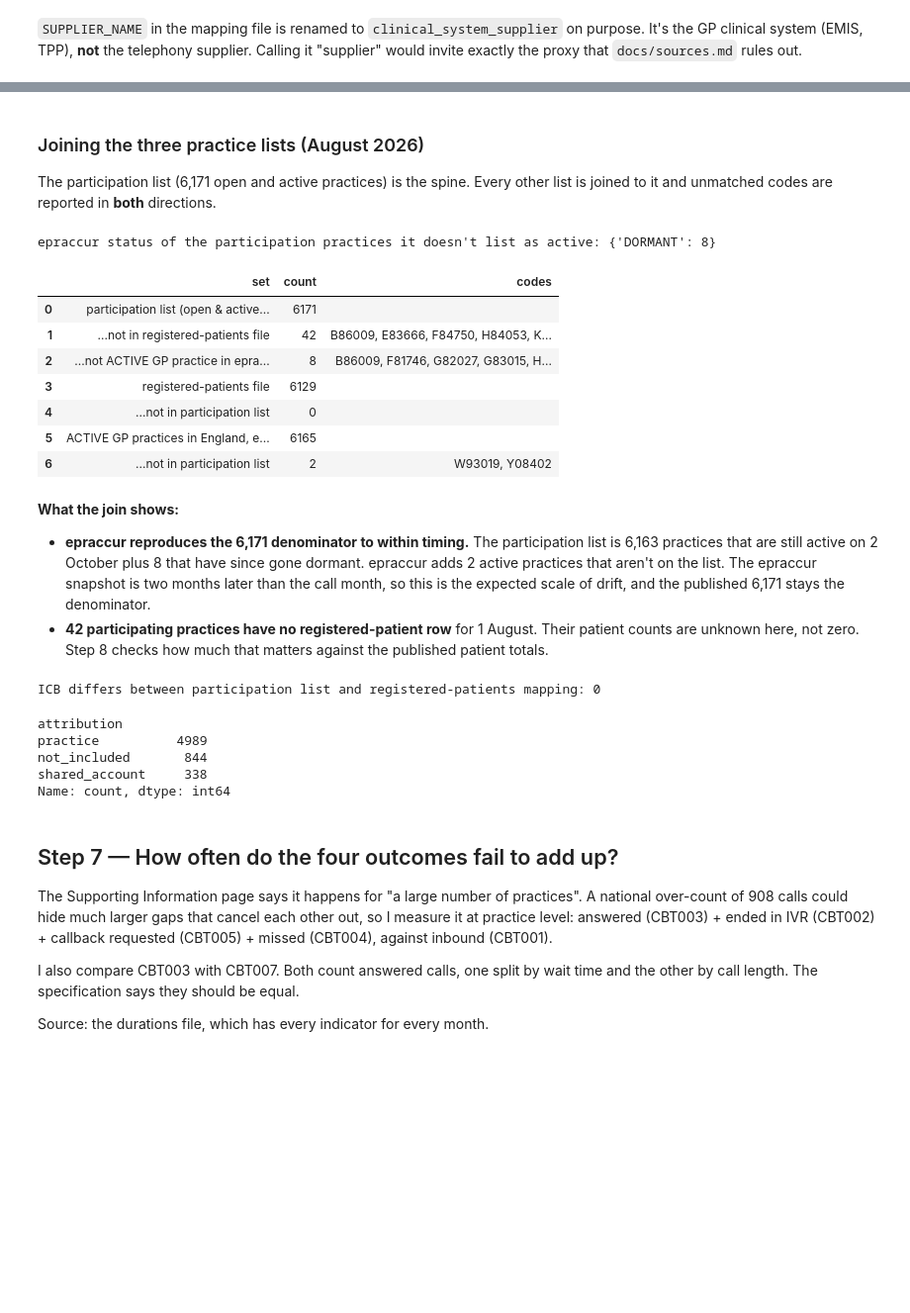
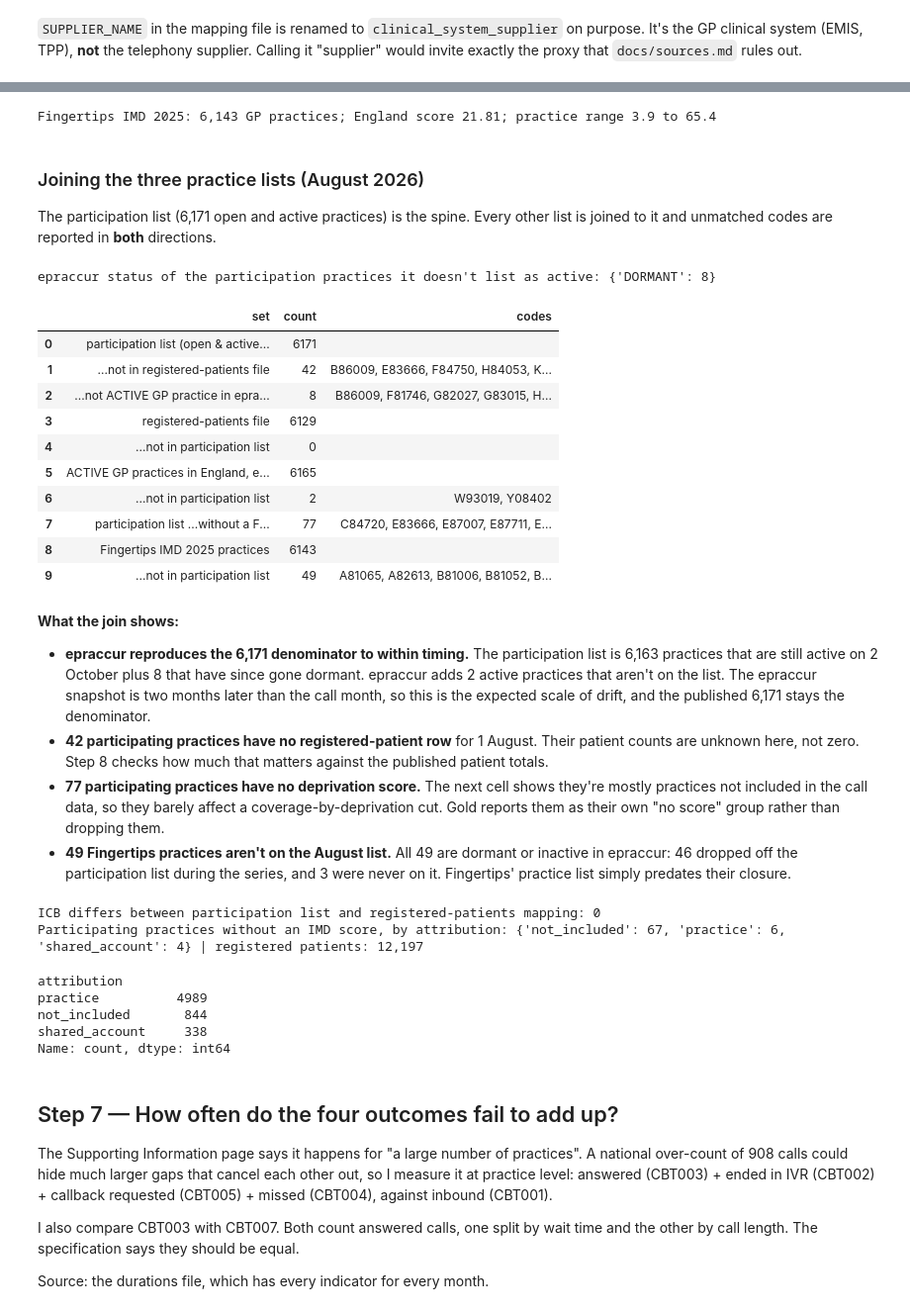
Before and after one commit to YusufIsmailayo/nhs-gp-cloud-telephony-pipeline, a Jupyter notebook: notebooks/02_silver.ipynb, the cells around one changed output, grey strips where cells are left out. Shown at 99% size. Cells and saved outputs as stored; diff of their text form; code cells hidden in the pictures; blank space fills up the shorter version.

```diff
--- a/notebooks/02_silver.ipynb
+++ b/notebooks/02_silver.ipynb
@@ -514,3 +531,17 @@ It's the GP clinical system (EMIS, TPP), **not** the telephony supplier. Calling
+# %%
+fp = pd.read_parquet(next((BRONZE_DIR / "fingertips").glob("imd2025_gp_*/indicator_94240_gp.parquet")))
+assert fp["Indicator ID"].eq("94240").all() and fp["Time period"].eq("2025").all()
+england_score = float(fp.loc[fp["Area Type"].eq("England"), "Value"].iloc[0])
+imd = (fp[fp["Area Type"].eq("GPs")][["Area Code", "Area Name", "Value"]]
+       .rename(columns={"Area Code": "practice_code", "Area Name": "fingertips_name", "Value": "imd2025_score"}))
+imd["imd2025_score"] = pd.to_numeric(imd.imd2025_score, errors="raise")
+assert imd.practice_code.is_unique
+imd["snapshot_date"] = pd.Timestamp(fp["_snapshot"].iloc[0])
+imd.to_parquet(SILVER_DIR / "practice_imd2025.parquet", index=False)
+print(f"Fingertips IMD 2025: {len(imd):,} GP practices; England score {england_score:.2f}; "
+      f"practice range {imd.imd2025_score.min():.1f} to {imd.imd2025_score.max():.1f}")
+# %% [output]
+Fingertips IMD 2025: 6,143 GP practices; England score 21.81; practice range 3.9 to 65.4
 # %% [markdown]
 ### Joining the three practice lists (August 2026)
 
@@ -519,31 +550,38 @@ is joined to it and unmatched codes are reported in **both** directions.
 # %%
 aug = participation[participation.month == ANALYSIS_MONTH]
 P = set(aug.practice_code)
 R = set(registered.practice_code)
+D = set(imd.practice_code)
 G_active = set(gp.loc[gp.status.eq("ACTIVE") & gp.nhser_code.str.startswith("Y"), "practice_code"])
 
 join_report = pd.DataFrame([
     ("participation list (open & active, Aug 2026)", len(P), ""),
     ("  ...not in registered-patients file", len(P - R), ", ".join(sorted(P - R)[:6]) + (" ..." if len(P - R) > 6 else "")),
     ("  ...not ACTIVE GP practice in epraccur (2 Oct)", len(P - G_active), ", ".join(sorted(P - G_active))),
     ("registered-patients file", len(R), ""),
     ("  ...not in participation list", len(R - P), ", ".join(sorted(R - P))),
     ("ACTIVE GP practices in England, epraccur (2 Oct)", len(G_active), ""),
     ("  ...not in participation list", len(G_active - P), ", ".join(sorted(G_active - P))),
+    ("participation list ...without a Fingertips IMD 2025 score", len(P - D), ", ".join(sorted(P - D)[:6]) + (" ..." if len(P - D) > 6 else "")),
+    ("Fingertips IMD 2025 practices", len(D), ""),
+    ("  ...not in participation list", len(D - P), ", ".join(sorted(D - P)[:6]) + (" ..." if len(D - P) > 6 else "")),
 ], columns=["set", "count", "codes"])
 print("epraccur status of the participation practices it doesn't list as active:",
       gp[gp.practice_code.isin(P - G_active)].status.value_counts().to_dict())
 join_report
 # %% [output]
 epraccur status of the participation practices it doesn't list as active: {'DORMANT': 8}
 |  | set | count | codes |
 | 0 | participation list (open & active... | 6171 |  |
 | 1 | ...not in registered-patients file | 42 | B86009, E83666, F84750, H84053, K... |
 | 2 | ...not ACTIVE GP practice in epra... | 8 | B86009, F81746, G82027, G83015, H... |
 | 3 | registered-patients file | 6129 |  |
 | 4 | ...not in participation list | 0 |  |
 | 5 | ACTIVE GP practices in England, e... | 6165 |  |
 | 6 | ...not in participation list | 2 | W93019, Y08402 |
+| 7 | participation list ...without a F... | 77 | C84720, E83666, E87007, E87711, E... |
+| 8 | Fingertips IMD 2025 practices | 6143 |  |
+| 9 | ...not in participation list | 49 | A81065, A82613, B81006, B81052, B... |
 # %% [markdown]
 **What the join shows:**
 
@@ -555,6 +593,13 @@ epraccur status of the participation practices it doesn't list as active: {'DORM
 - **42 participating practices have no registered-patient row** for 1 August. Their
   patient counts are unknown here, not zero. Step 8 checks how much that matters against
   the published patient totals.
+- **77 participating practices have no deprivation score.** The next cell shows they're
+  mostly practices not included in the call data, so they barely affect a
+  coverage-by-deprivation cut. Gold reports them as their own "no score" group rather
+  than dropping them.
+- **49 Fingertips practices aren't on the August list.** All 49 are dormant or inactive in
+  epraccur: 46 dropped off the participation list during the series, and 3 were never on
+  it. Fingertips' practice list simply predates their closure.
 # %%
 practice_dim = (aug.drop(columns=["month"])
                 .merge(registered[["practice_code", "registered_patients", "clinical_system_supplier",
@@ -563,16 +608,21 @@ practice_dim = (aug.drop(columns=["month"])
                        on="practice_code", how="left", indicator="in_registered")
                 .merge(register[["practice_code", "status", "postcode", "open_date", "close_date"]]
                        .rename(columns={"status": "ods_status", "postcode": "ods_postcode"}),
-                       on="practice_code", how="left"))
+                       on="practice_code", how="left")
+                .merge(imd[["practice_code", "imd2025_score"]], on="practice_code", how="left"))
 practice_dim["in_registered"] = practice_dim.in_registered.eq("both")
 practice_dim.insert(0, "month", ANALYSIS_MONTH)
 geo_mismatch = practice_dim.in_registered & (practice_dim.icb_code != practice_dim.icb_code_registered)
 print("ICB differs between participation list and registered-patients mapping:", int(geo_mismatch.sum()))
+no_score = practice_dim[practice_dim.imd2025_score.isna()]
+print("Participating practices without an IMD score, by attribution:", no_score.attribution.value_counts().to_dict(),
+      f"| registered patients: {int(no_score.registered_patients.fillna(0).sum()):,}")
 practice_dim.to_parquet(SILVER_DIR / f"practice_dim_{ANALYSIS_MONTH}.parquet", index=False)
 join_report.to_csv(EVIDENCE_DIR / f"silver_practice_join_{ANALYSIS_MONTH}.csv", index=False)
 practice_dim.attribution.value_counts()
 # %% [output]
 ICB differs between participation list and registered-patients mapping: 0
+Participating practices without an IMD score, by attribution: {'not_included': 67, 'practice': 6, 'shared_account': 4} | registered patients: 12,197
 attribution
 practice          4989
 not_included       844
```
Also changed, not shown: parts of 2 cells of this notebook, 19 other files.
